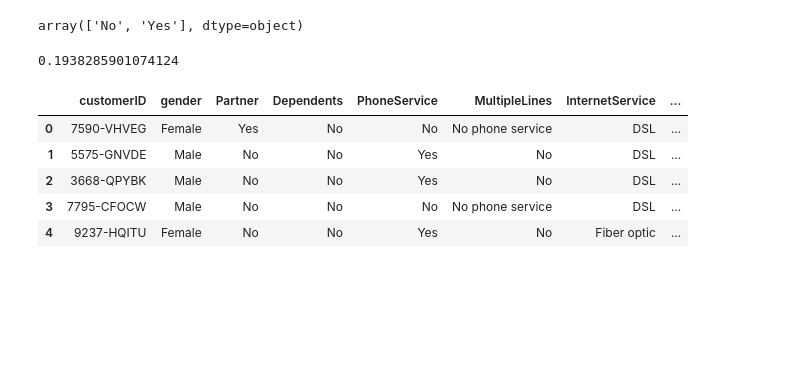
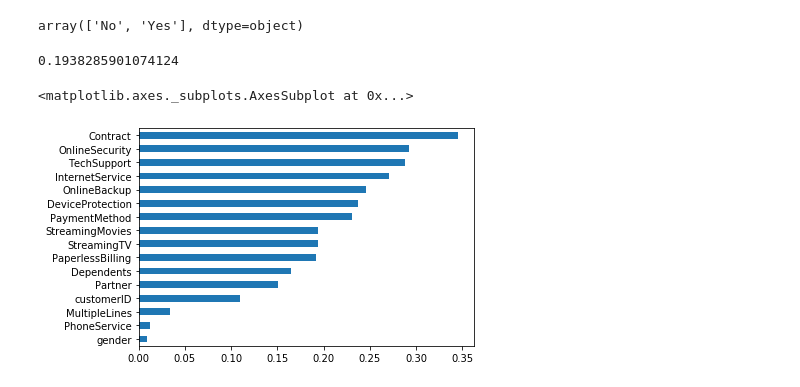
Before and after one commit to haythemmz/churn_prediction, a Jupyter notebook: EDA.ipynb, the cells around one changed output. Saved outputs shown, nothing was run; the diff lists cells and outputs as text; code cells hidden in the pictures; blank space fills up the shorter version.

```diff
--- a/EDA.ipynb
+++ b/EDA.ipynb
@@ -156,12 +156,14 @@ def corr(variable):
 # %%
 # %% [output]
 0.1938285901074124
-# %%
-df.select_dtypes(include='object').head()
-# %% [output]
-|  | customerID | gender | Partner | Dependents | PhoneService | MultipleLines | InternetService | ... |
-| 0 | 7590-VHVEG | Female | Yes | No | No | No phone service | DSL | ... |
-| 1 | 5575-GNVDE | Male | No | No | Yes | No | DSL | ... |
-| 2 | 3668-QPYBK | Male | No | No | Yes | No | DSL | ... |
-| 3 | 7795-CFOCW | Male | No | No | No | No phone service | DSL | ... |
-| 4 | 9237-HQITU | Female | No | No | Yes | No | Fiber optic | ... |
+# %%
+categoricals=df.select_dtypes(include='object').drop(["TotalCharges","Churn"],axis=1).keys()
+# %%
+chi_dict={}
+for cal in categoricals:
+    chi_dict[cal]=corr(cal)
+# %%
+pd.Series(data=chi_dict).sort_values().plot(kind='barh')
+# %% [output]
+<matplotlib.axes._subplots.AxesSubplot at 0x...>
+[figure, added]
```
